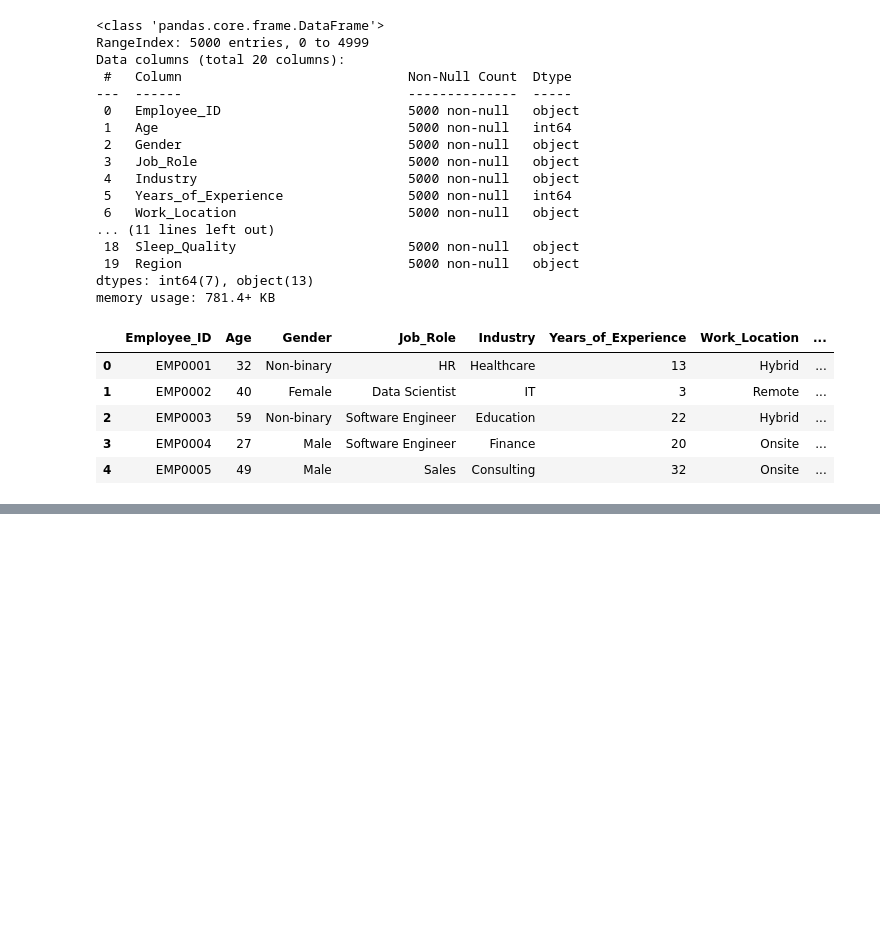
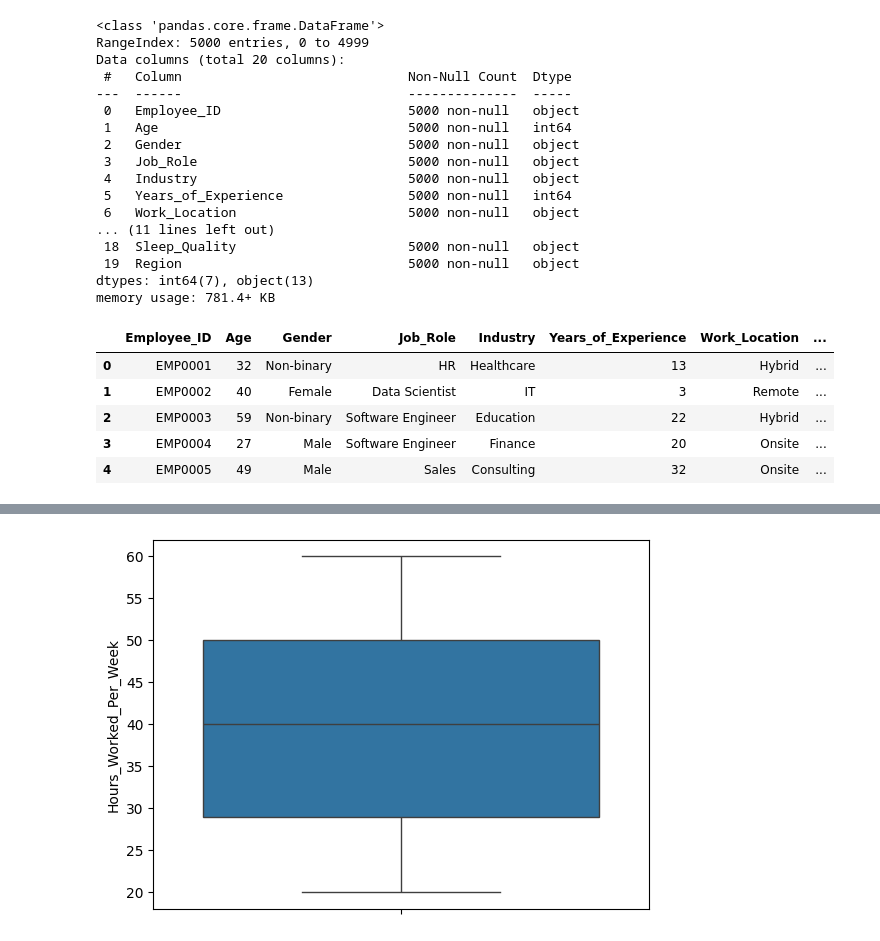
Before and after one commit to lcopolillo/FCD-2024-25, a Jupyter notebook: main.ipynb, the cells around one changed output, grey strips where cells are left out. Cells and saved outputs as stored; diff of their text form; code cells hidden in the pictures; blank space fills up the shorter version.

```diff
--- a/main.ipynb
+++ b/main.ipynb
@@ -42,0 +85,6 @@ data_head
+# %%
+import seaborn as sns
+sns.boxplot(y='Hours_Worked_Per_Week', data=data)
+plt.show()
+# %% [output]
+[figure, added]
```
Also changed, not shown: parts of 6 cells of this notebook.
